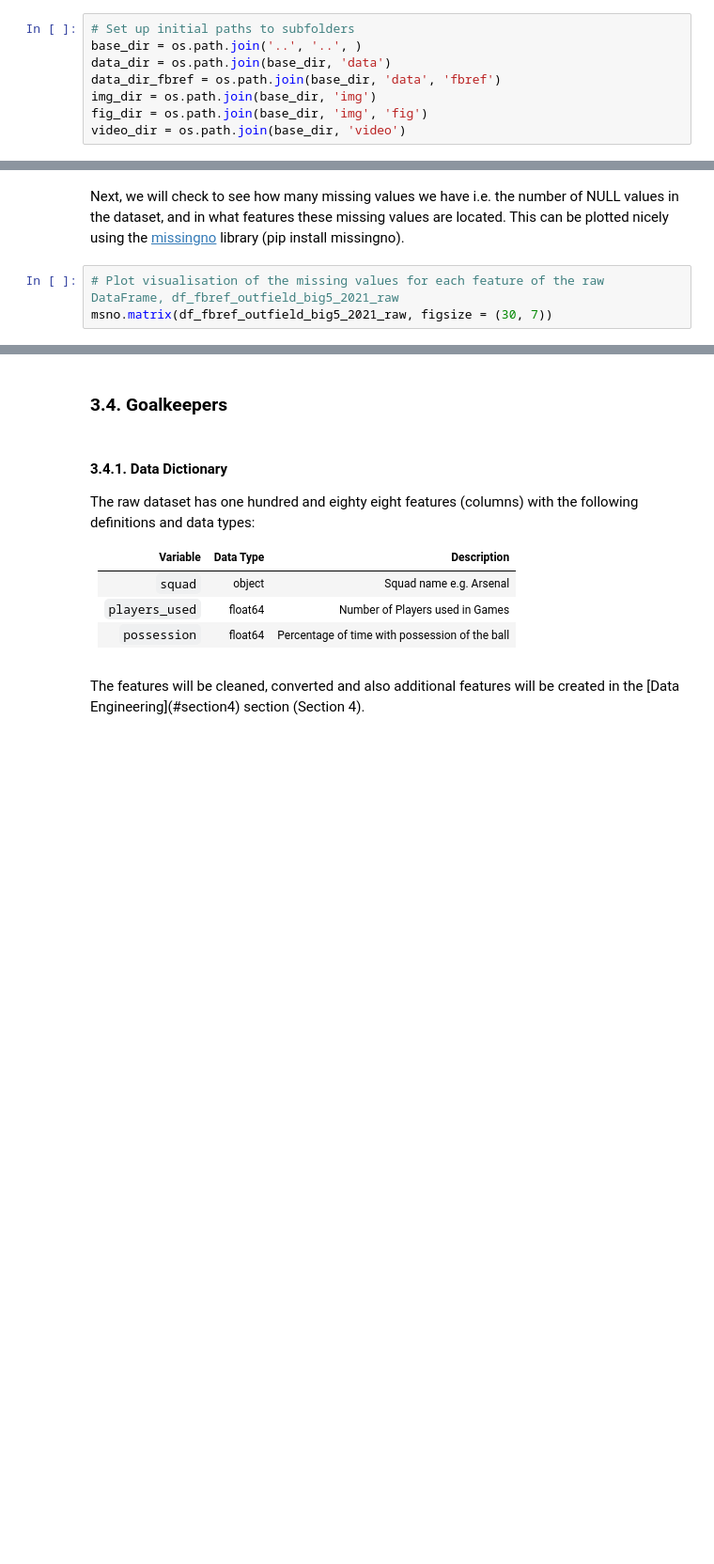
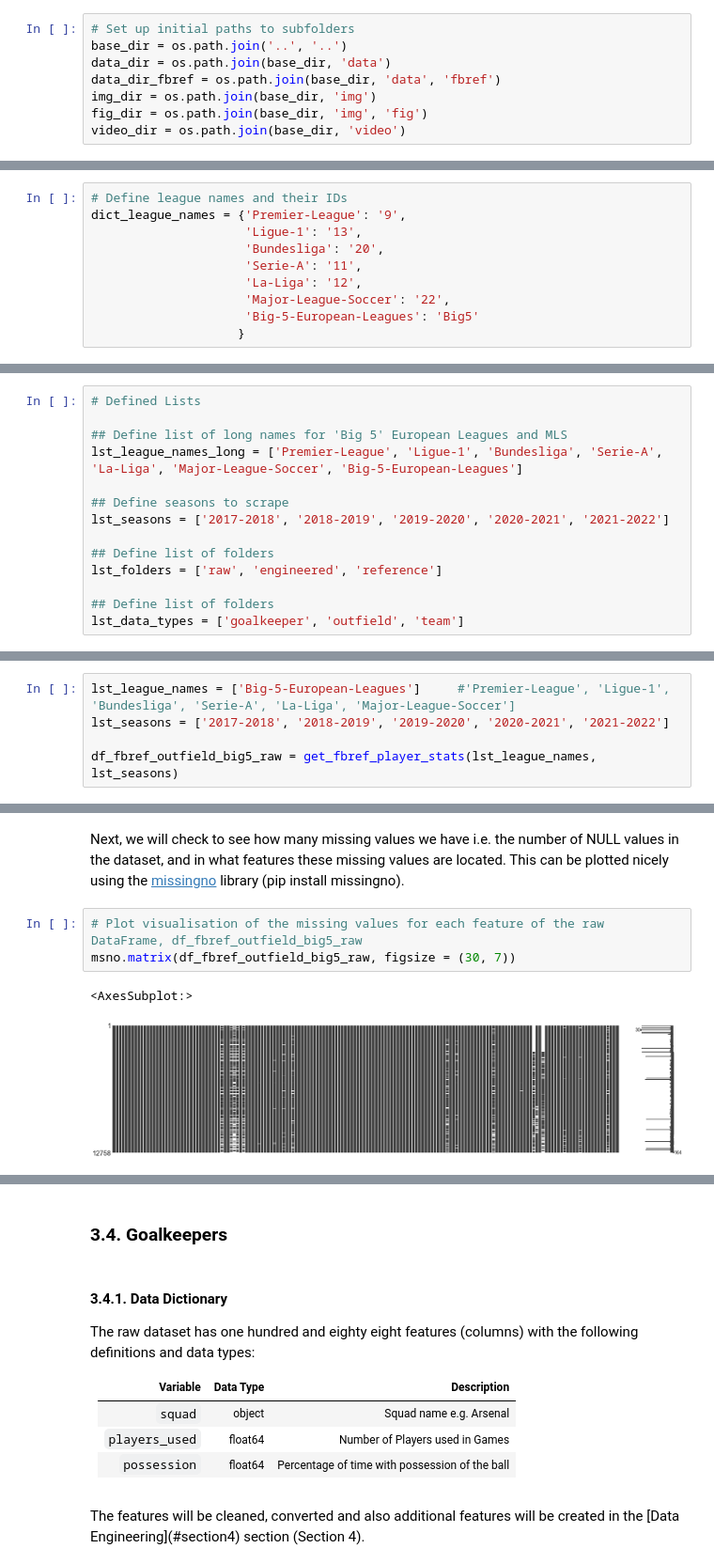
Before and after one commit to eddwebster/football_analytics, a Jupyter notebook: notebooks/1_data_scraping/FBref Player Stats Web Scraping.ipynb, the cells around one changed output, grey strips where cells are left out. Shown: that part at 94% size. Drawn from its saved outputs; the diff is of its cells as text; blank space fills up the shorter version.

```diff
--- a/notebooks/1_data_scraping/FBref Player Stats Web Scraping.ipynb
+++ b/notebooks/1_data_scraping/FBref Player Stats Web Scraping.ipynb
@@ -218,7 +150,7 @@ misc2 = ["cards_yellow","cards_red","cards_yellow_red","fouls","fouled","offside
 ### Define Filepaths
 # %%
 # Set up initial paths to subfolders
-base_dir = os.path.join('..', '..', )
+base_dir = os.path.join('..', '..')
 data_dir = os.path.join(base_dir, 'data')
 data_dir_fbref = os.path.join(base_dir, 'data', 'fbref')
 img_dir = os.path.join(base_dir, 'img')
@@ -340,0 +168,10 @@ def get_team_data(top,end):
+# %%
+# Define league names and their IDs
+dict_league_names = {'Premier-League': '9',
+                     'Ligue-1': '13',
+                     'Bundesliga': '20',
+                     'Serie-A': '11',
+                     'La-Liga': '12',
+                     'Major-League-Soccer': '22',
+                     'Big-5-European-Leagues': 'Big5'
+                    }
@@ -340,0 +180,14 @@ def get_team_data(top,end):
+# %%
+# Defined Lists
+
+## Define list of long names for 'Big 5' European Leagues and MLS
+lst_league_names_long = ['Premier-League', 'Ligue-1', 'Bundesliga', 'Serie-A', 'La-Liga', 'Major-League-Soccer', 'Big-5-European-Leagues']
+
+## Define seasons to scrape
+lst_seasons = ['2017-2018', '2018-2019', '2019-2020', '2020-2021', '2021-2022']
+
+## Define list of folders
+lst_folders = ['raw', 'engineered', 'reference']
+
+## Define list of folders
+lst_data_types = ['goalkeeper', 'outfield', 'team']
@@ -460,0 +853,5 @@ print(f'Time taken to scrape player data for the Big 5 leagues is: {total_time/6
+# %%
+lst_league_names = ['Big-5-European-Leagues']     #'Premier-League', 'Ligue-1', 'Bundesliga', 'Serie-A', 'La-Liga', 'Major-League-Soccer']
+lst_seasons = ['2017-2018', '2018-2019', '2019-2020', '2020-2021', '2021-2022']
+
+df_fbref_outfield_big5_raw = get_fbref_player_stats(lst_league_names, lst_seasons)
@@ -499,7 +996,10 @@ df_fbref_outfield_big5_2021_raw.describe()
 # %% [markdown]
 Next, we will check to see how many missing values we have i.e. the number of NULL values in the dataset, and in what features these missing values are located. This can be plotted nicely using the [missingno](https://pypi.org/project/missingno/) library (pip install missingno).
 # %%
-# Plot visualisation of the missing values for each feature of the raw DataFrame, df_fbref_outfield_big5_2021_raw
-msno.matrix(df_fbref_outfield_big5_2021_raw, figsize = (30, 7))
+# Plot visualisation of the missing values for each feature of the raw DataFrame, df_fbref_outfield_big5_raw
+msno.matrix(df_fbref_outfield_big5_raw, figsize = (30, 7))
+# %% [output]
+<AxesSubplot:>
+[figure, added]
 # %%
 # Counts of missing values
```
Also changed, not shown: parts of 64 cells of this notebook.
